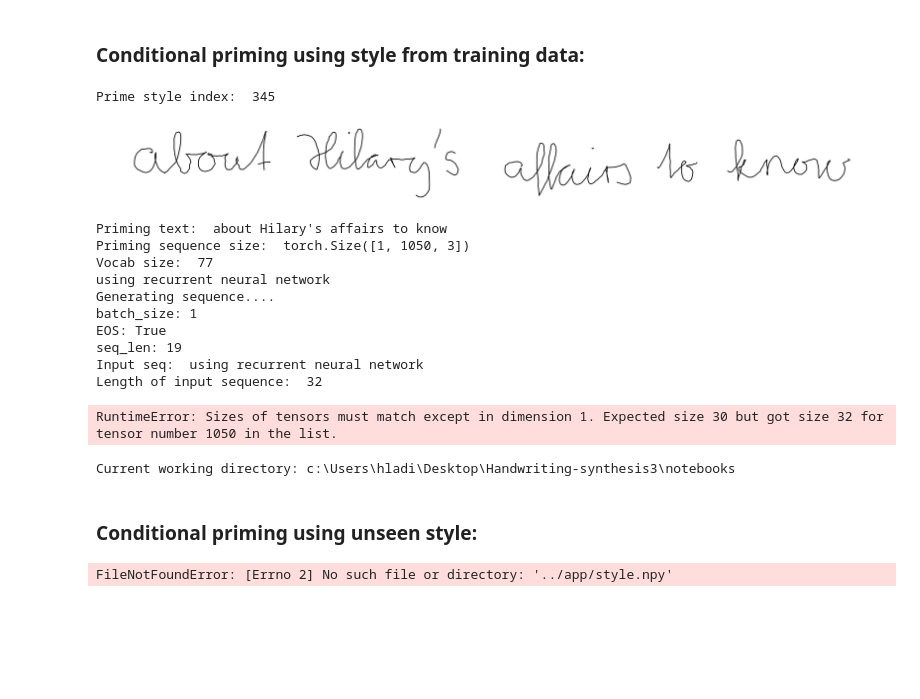
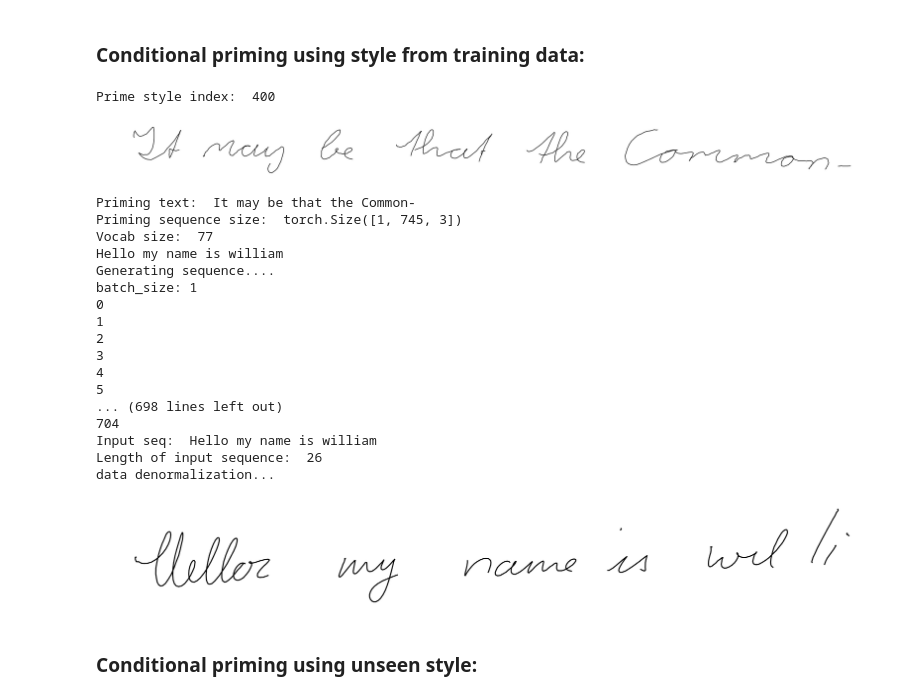
Before and after one commit to Jacob-CZ/Handwriting-synthesis3, a Jupyter notebook: notebooks/results.ipynb, the cells around one changed output. Cells and saved outputs as stored; diff of their text form; code cells hidden in the pictures; blank space fills up the shorter version.

```diff
--- a/notebooks/results.ipynb
+++ b/notebooks/results.ipynb
@@ -166,16 +276,16 @@ Generated sequence:  (1, 511, 3)
 #     np.random.seed(seed)
 
 prime = True
-bias = 6.
-char_seq = "using recurrent neural network"
-is_map = True
+bias = 0.2
+char_seq = "Hello my name is william"
+is_map = False
 
 strokes = np.load(data_path + 'strokes.npy',
                           allow_pickle=True, encoding='bytes')
 with open(data_path + 'sentences.txt') as file:
     texts = file.read().splitlines()
 
-idx = 345#np.random.randint(0, len(strokes))
+idx = 400#np.random.randint(0, len(strokes))
 print("Prime style index: ", idx)
 real_text = texts[idx]
 style = strokes[idx]
@@ -183,71 +293,72 @@ style = strokes[idx]
 plot_stroke(style)
 print("Priming text: ", real_text)
 
 mean, std, style = data_normalization(style)
 style = torch.from_numpy(style).unsqueeze(0).to(device)
 
 # style = valid_offset_normalization(Global.train_mean, Global.train_std, style[None,:,:])
 # style = torch.from_numpy(style).to(device)
 print("Priming sequence size: ", style.shape)
 
 ytext = real_text + ' ' + char_seq + "  "
 
 gen_seq, phi = generate_conditional_sequence(
             model_path, char_seq, device, train_dataset.char_to_id,
             train_dataset.idx_to_char, bias, prime, style, real_text, is_map)
 if is_map:
     plt.imshow(phi, cmap='viridis', aspect='auto')
     plt.colorbar()
     plt.xlabel("time steps")
     plt.yticks(np.arange(phi.shape[0]), list(ytext), rotation='horizontal')
     plt.margins(0.2)
     plt.subplots_adjust(bottom=0.15)
     plt.show()
 
 # denormalize the generated offsets using train set mean and std
 print("data denormalization...")
 gen_seq = data_denormalization(Global.train_mean, Global.train_std, gen_seq)
 # plot the sequence
 plot_stroke(gen_seq[0])
 # %% [output]
-Prime style index:  345
+Prime style index:  400
-[figure, old version]
+[figure, new version]
-Priming text:  about Hilary's affairs to know
-Priming sequence size:  torch.Size([1, 1050, 3])
+Priming text:  It may be that the Common-
+Priming sequence size:  torch.Size([1, 745, 3])
 Vocab size:  77
-using recurrent neural network
+Hello my name is william
 Generating sequence....
 batch_size: 1
-EOS: True
-seq_len: 19
-Input seq:  using recurrent neural network
-Length of input sequence:  32
+0
+1
+2
+3
+4
+5
+... (698 lines left out)
+704
+Input seq:  Hello my name is william
+Length of input sequence:  26
+data denormalization...
-RuntimeError: Sizes of tensors must match except in dimension 1. Expected size 30 but got size 32 for tensor number 1050 in the list.
+[figure, added]
-# %%
-import os
-print("Current working directory:", os.getcwd())
-# %% [output]
-Current working directory: c:\Users\hladi\Desktop\Handwriting-synthesis3\notebooks
 # %% [markdown]
 ### Conditional priming using unseen style:
 # %%
-seed = 122 #213
-torch.manual_seed(seed)
-np.random.seed(seed)
-model_path = 'c:/Users/hladi/Desktop/Handwriting-synthesis3/results/best_model_synthesis.pt'
+# seed = 122 #213
+# torch.manual_seed(seed)
+# np.random.seed(seed)
+model_path = '../results/synthesis/best_model_synthesis_4.pt'
+
 
 train_dataset = HandwritingDataset(data_path, split='train', text_req=True)
 
 prime = True
-bias = 8.
-char_seq = "hello world"
-is_map = True
+bias = 1.111
+char_seq = "   I apologize for the confusion in my previous response."
+is_map = False
 file_path = '../app/'
 
-style = np.load(file_path + 'style.npy', allow_pickle=True, encoding='bytes').astype(np.float32)
-with open(file_path + 'inpText.txt') as file:
-    texts = file.read().splitlines()
-real_text = texts[0]
+style = np.load( 'stroke.npy', allow_pickle=True, encoding='bytes').astype(np.float32)
+real_text = "Hello world"
 print(np.min(style, axis=0))
 print(np.max(style, axis=0))
 # plot the sequence
@@ -275,14 +386,14 @@ if is_map:
 # denormalize the generated offsets using train set mean and std
 print("data denormalization...")
 end = style.shape[1]
+test = data_denormalization(Global.train_mean, Global.train_std, gen_seq[:,:])
 gen_seq[:,:end] = data_denormalization(mean, std, gen_seq[:, :end])
 gen_seq[:,end:] = data_denormalization(Global.train_mean, Global.train_std, gen_seq[:,end:])
 # plot the sequence
 print(gen_seq.shape)
 plot_stroke(gen_seq[0][:end])
 plot_stroke(gen_seq[0,end:])
+plot_stroke(test[0])
-# %% [output]
-FileNotFoundError: [Errno 2] No such file or directory: '../app/style.npy'
 # %%
 import pickle
 import random
```
Also changed, not shown: parts of 5 cells of this notebook, 50 other files.
